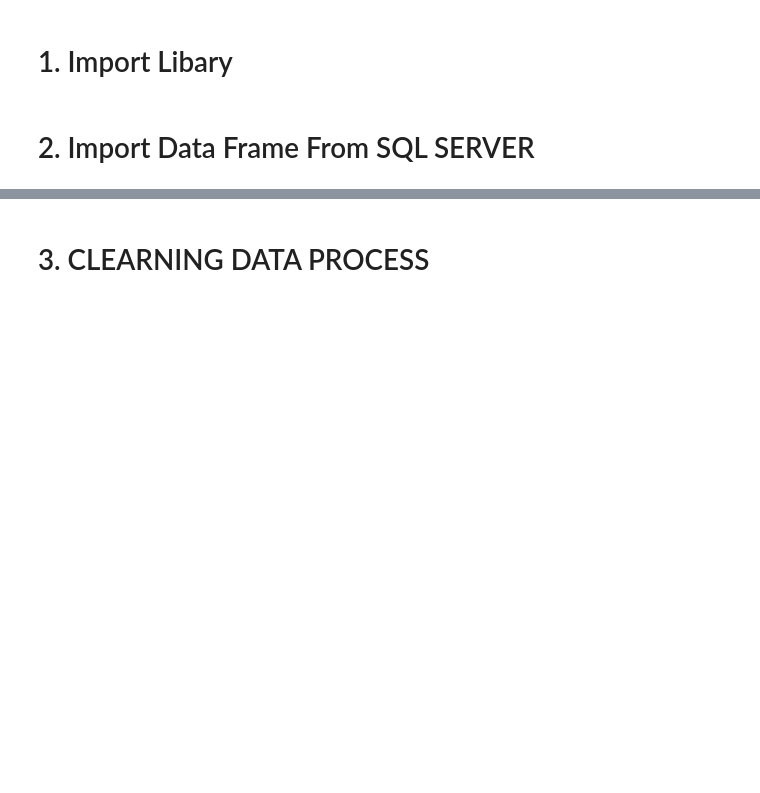
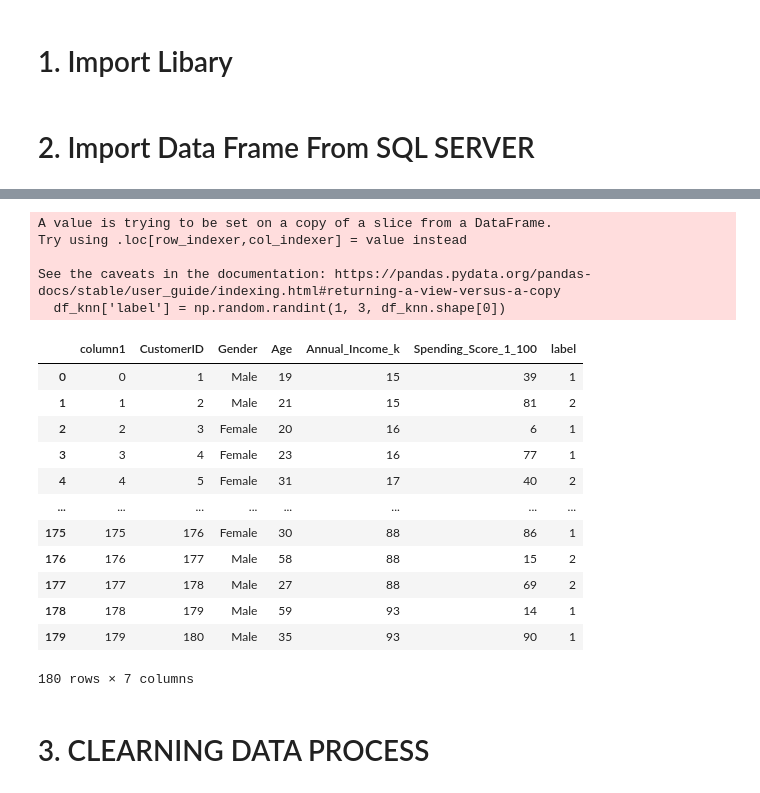
Before and after one commit to MeowvipPro/Use_Case_4_KNN, a Jupyter notebook: 2.data_clearning_process.ipynb, the cells around one changed output, grey strips where cells are left out. Cells and saved outputs as stored; diff of their text form; code cells hidden in the pictures; blank space fills up the shorter version.

```diff
--- a/2.data_clearning_process.ipynb
+++ b/2.data_clearning_process.ipynb
@@ -39,3 +44,42 @@ df_rfm
+# %%
+df_knn['label'] = np.random.randint(1, 3, df_knn.shape[0])
+df_knn = df_knn.head(180)
+df_knn.to_csv("df_knn_old_2025.csv")
+# %% [output]
+A value is trying to be set on a copy of a slice from a DataFrame.
+Try using .loc[row_indexer,col_indexer] = value instead
+
+See the caveats in the documentation: https://pandas.pydata.org/pandas-docs/stable/user_guide/indexing.html#returning-a-view-versus-a-copy
+  df_knn['label'] = np.random.randint(1, 3, df_knn.shape[0])
+# %%
+conn = pyodbc.connect( #CONNECTION
+    "DRIVER={ODBC Driver 17 for SQL Server};"
+    "SERVER=DESKTOP-OQLFA92\\SQLEXPRESS;"
+    "DATABASE=vti_dataset;"
+    "Trusted_Connection=yes;"
+    "TrustServerCertificate=yes;")
+
+df_knn = pd.read_sql_query('''
+
+SELECT *
+FROM [vti_dataset].[dbo].[df_knn_old_2025]
+
+    ; ''', conn)
+df_knn
+# %% [output]
+|  | column1 | CustomerID | Gender | Age | Annual_Income_k | Spending_Score_1_100 | label |
+| 0 | 0 | 1 | Male | 19 | 15 | 39 | 1 |
+| 1 | 1 | 2 | Male | 21 | 15 | 81 | 2 |
+| 2 | 2 | 3 | Female | 20 | 16 | 6 | 1 |
+| 3 | 3 | 4 | Female | 23 | 16 | 77 | 1 |
+| 4 | 4 | 5 | Female | 31 | 17 | 40 | 2 |
+| ... | ... | ... | ... | ... | ... | ... | ... |
+| 175 | 175 | 176 | Female | 30 | 88 | 86 | 1 |
+| 176 | 176 | 177 | Male | 58 | 88 | 15 | 2 |
+| 177 | 177 | 178 | Male | 27 | 88 | 69 | 2 |
+| 178 | 178 | 179 | Male | 59 | 93 | 14 | 1 |
+| 179 | 179 | 180 | Male | 35 | 93 | 90 | 1 |
+180 rows × 7 columns
 # %% [markdown]
 # 3. CLEARNING DATA PROCESS
 # %% [markdown]
```
Also changed, not shown: parts of 22 cells of this notebook, 3 other files.
